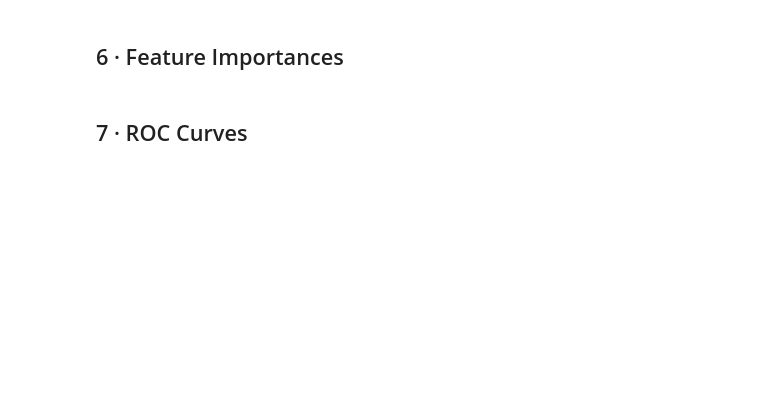
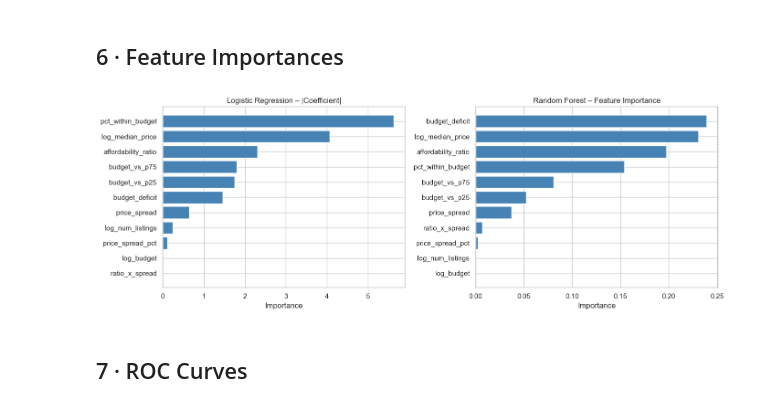
Before and after one commit to oliver9996/Affordability_checker, a Jupyter notebook: notebooks/03_modeling.ipynb, the cells around one changed output. Drawn from its saved outputs; the diff is of its cells as text; code cells hidden in the pictures; blank space fills up the shorter version.

```diff
--- a/notebooks/03_modeling.ipynb
+++ b/notebooks/03_modeling.ipynb
@@ -49,12 +49,18 @@ from evaluate import (
     plot_feature_importances, plot_roc_curves,
 )
 
-USER_BUDGET = 300_000
+USER_BUDGET = 500_000
 # %% [markdown]
 ## 2 · Data Preparation & Train/Test Split
 # %%
 # Load / generate area-level data
-area_df = prepare_dataset(user_budget=USER_BUDGET, use_synthetic=True)
+area_df = prepare_dataset(user_budget=USER_BUDGET, use_synthetic=False, path = '../data/pp-complete.csv')
+# Drop rows with missing values (if any)
+size_1 = len(area_df)
+area_df.dropna(inplace=True)
+size_2 = len(area_df)
+area_df.reset_index(drop=True, inplace=True)
+print(f"Dropped {size_1 - size_2} rows with missing values. Remaining: {size_2}")
 
 # Build target BEFORE splitting (no statistics involved – just a comparison)
 y = build_target(area_df)
@@ -148,21 +218,24 @@ comparison
 # %%
 lr_imp = get_feature_importances(lr_pipeline)
 rf_imp = get_feature_importances(rf_pipeline)
+imps = [lr_imp, rf_imp]
 
 fig, axes = plt.subplots(1, 2, figsize=(14, 5))
 
 for ax, imp, title in zip(
     axes,
-    [lr_imp, rf_imp],
+    imps,
     ['Logistic Regression – |Coefficient|', 'Random Forest – Feature Importance'],
 ):
     ax.barh(imp['feature'][::-1], imp['importance'][::-1],
             color='steelblue', edgecolor='white')
     ax.set_xlabel('Importance')
     ax.set_title(title)
 
 plt.tight_layout()
 plt.show()
+# %% [output]
+[figure, added]
 # %% [markdown]
 ## 7 · ROC Curves
 # %%
```
Also changed, not shown: parts of 9 cells of this notebook, 2 other files.
